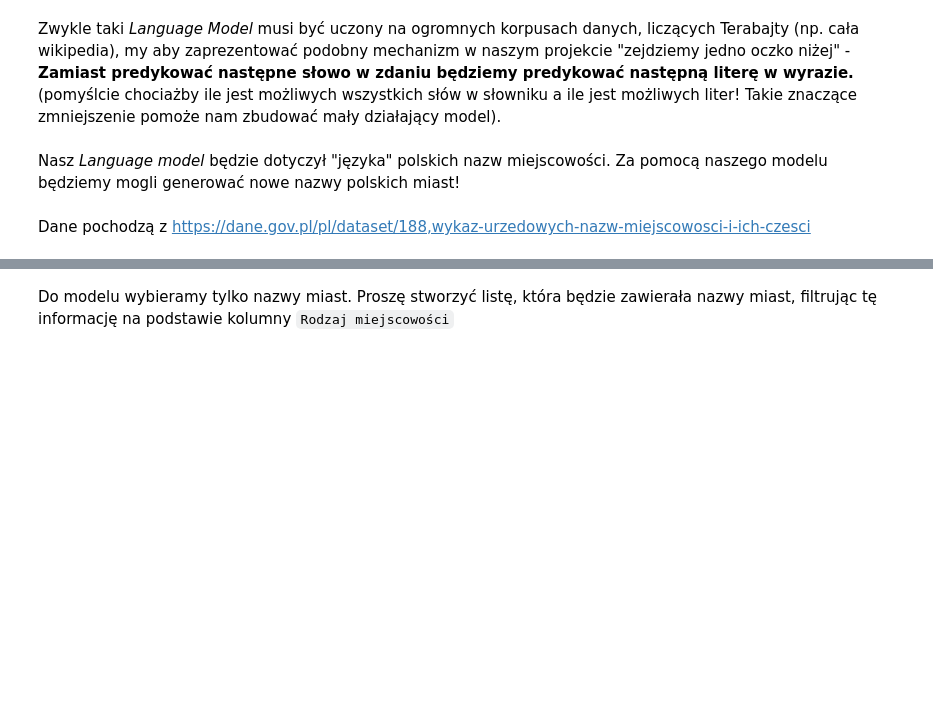
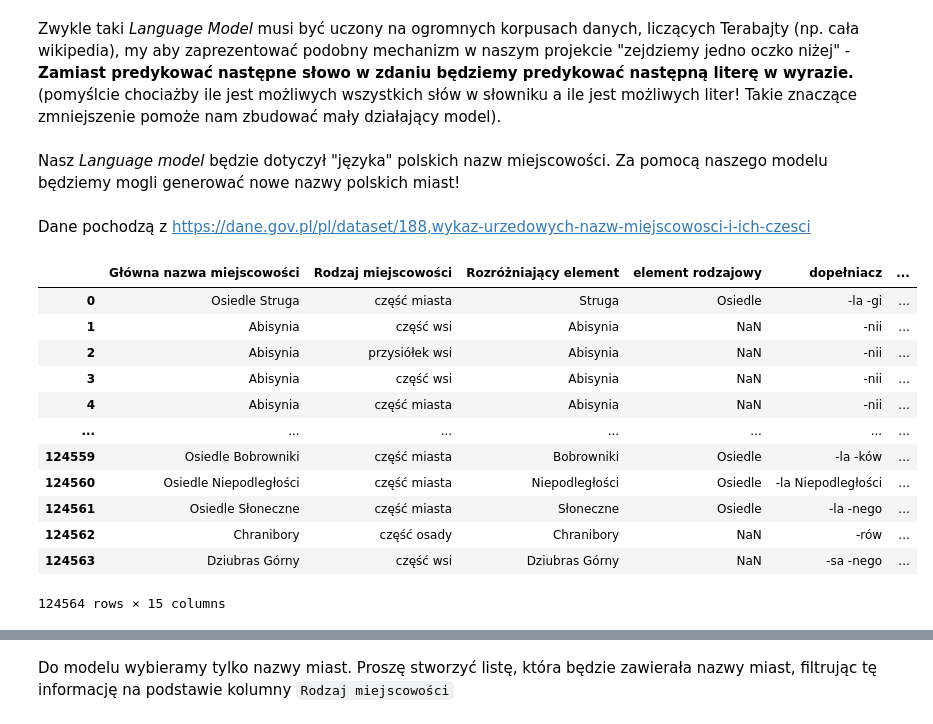
Before and after one commit to Pastor-git/MachineLearningCourseMPprivCOpy, a Jupyter notebook: Model_Języka_polskie_nazwy_miast-plain.ipynb, the cells around one changed output, grey strips where cells are left out. Saved outputs shown, nothing was run; the diff lists cells and outputs as text; code cells hidden in the pictures; blank space fills up the shorter version.

```diff
--- a/Model_Języka_polskie_nazwy_miast-plain.ipynb
+++ b/Model_Języka_polskie_nazwy_miast-plain.ipynb
@@ -34,7 +34,21 @@ Nasz *Language model* będzie dotyczył "języka" polskich nazw miejscowości. Z
 # %% [markdown]
 Dane pochodzą z https://dane.gov.pl/pl/dataset/188,wykaz-urzedowych-nazw-miejscowosci-i-ich-czesci
 # %%
-df_cities = decrypt_pandas("PRNG_MIEJSCOWOSCI_05_2021.csv.aes", password=None, sep=';')
+df_cities = decrypt_pandas("PRNG_MIEJSCOWOSCI_05_2021.csv.aes", password='WSB_ML', sep=';')
 df_cities
+# %% [output]
+|  | Główna nazwa miejscowości | Rodzaj miejscowości | Rozróżniający element | element rodzajowy | dopełniacz | ... |
+| 0 | Osiedle Struga | część miasta | Struga | Osiedle | -la -gi | ... |
+| 1 | Abisynia | część wsi | Abisynia | NaN | -nii | ... |
+| 2 | Abisynia | przysiółek wsi | Abisynia | NaN | -nii | ... |
+| 3 | Abisynia | część wsi | Abisynia | NaN | -nii | ... |
+| 4 | Abisynia | część miasta | Abisynia | NaN | -nii | ... |
+| ... | ... | ... | ... | ... | ... | ... |
+| 124559 | Osiedle Bobrowniki | część miasta | Bobrowniki | Osiedle | -la -ków | ... |
+| 124560 | Osiedle Niepodległości | część miasta | Niepodległości | Osiedle | -la Niepodległości | ... |
+| 124561 | Osiedle Słoneczne | część miasta | Słoneczne | Osiedle | -la -nego | ... |
+| 124562 | Chranibory | część osady | Chranibory | NaN | -rów | ... |
+| 124563 | Dziubras Górny | część wsi | Dziubras Górny | NaN | -sa -nego | ... |
+124564 rows × 15 columns
 # %%
 df_cities['Rodzaj miejscowości'].value_counts()
```
Also changed, not shown: parts of 14 cells of this notebook, 11 other files.
